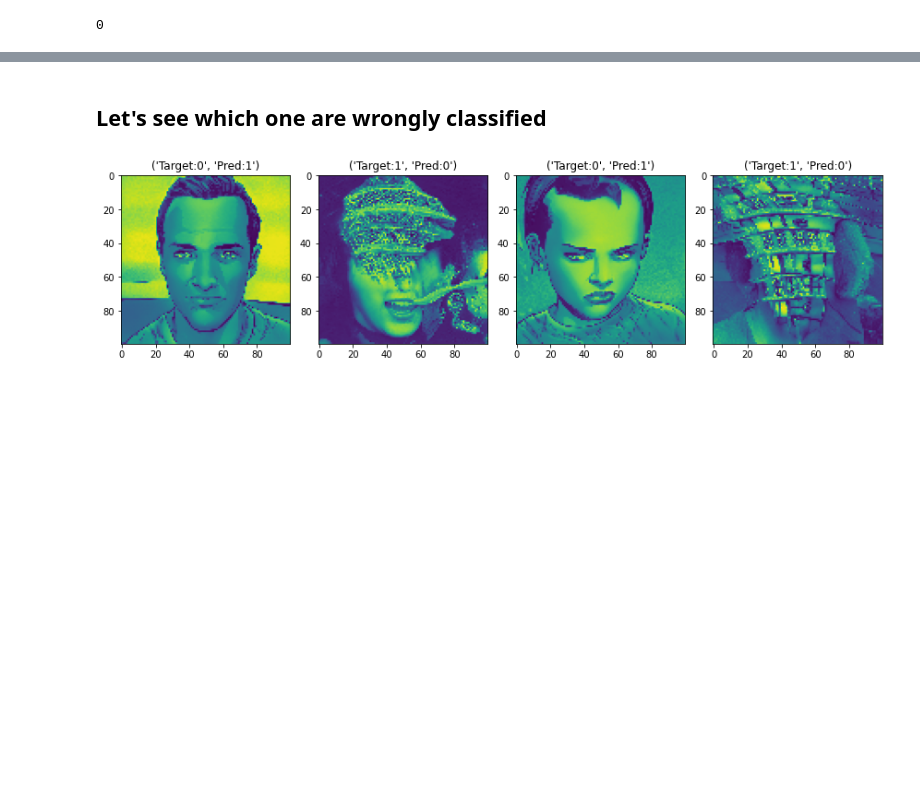
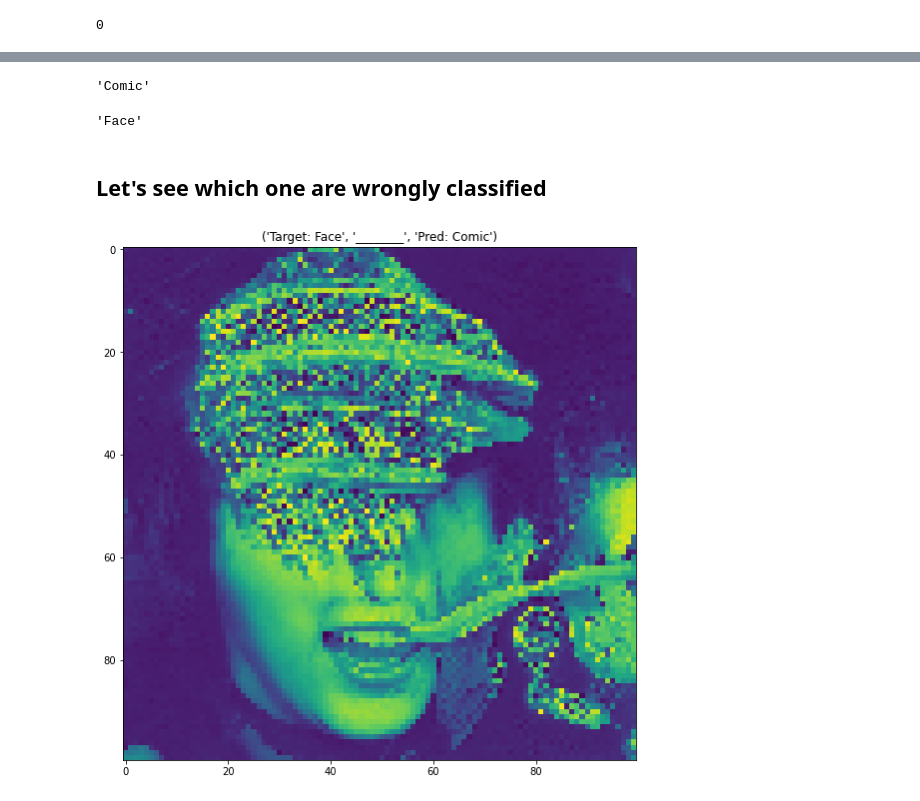
Before and after one commit to andreacutrera/comics_faces_recognizer, a Jupyter notebook: preprocessing_data.ipynb, the cells around one changed output, grey strips where cells are left out. Cells and saved outputs as stored; diff of their text form; code cells hidden in the pictures; blank space fills up the shorter version.

```diff
--- a/preprocessing_data.ipynb
+++ b/preprocessing_data.ipynb
@@ -240,3 +250,8 @@ print("The label associated to faces is: ",CATEGORIES.index("faces"))
 # %% [output]
 The label associated to comics is: 0
 The label associated to faces is:  1
+# %%
+# let's create a map between numerical encoding indexes 0-1 and Comics-Faces
+
+int_to_str = {0: "Comic", 1: "Face"}
+int_to_str
@@ -1354,7 +1392,7 @@ Non-trainable params: 0
 _________________________________________________________________
 # %%
 BATCH_SIZE = 128
-epochs = 10
+epochs = 15
 
 model_8.compile(loss="categorical_crossentropy", optimizer="adam", metrics=["accuracy"])
 
@@ -1508,0 +1553,3 @@ y_hat[mistakes[1]]
+# %%
+p = pd.DataFrame({"predictions": y_hat})
+p['predictions'] = p['predictions'].map(int_to_str)
@@ -1509,17 +1572,28 @@ y_hat[mistakes[1]]
+# %%
+p.predictions.values[mistakes[0]]
+# %% [output]
+'Comic'
+# %%
+t = pd.DataFrame({"target": target})
+t['target'] = t['target'].map(int_to_str)
+# %%
+t.target.values[mistakes[0]]
+# %% [output]
+'Face'
 # %% [markdown]
 ## Let's see which one are wrongly classified
 # %%
 rows = 1
 cols = len(mistakes)+1
 axes = []
 fig = plt.figure(figsize=(15,8))
 
 for a in range(len(mistakes)):
     axes.append( fig.add_subplot(rows, cols, a+1) )
-    subplot_title=("Target:"+str(target[mistakes[a]]), "Pred:"+str(y_hat[mistakes[a]]))
+    subplot_title=("Target: "+t.target.values[mistakes[0]], "________" ,"Pred: "+p.predictions.values[mistakes[0]])
     axes[-1].set_title(subplot_title)
     plt.imshow(np.resize(x_test[mistakes[a]], (image_size, image_size)))
 fig.tight_layout()
 plt.show()
 # %% [output]
-[figure, old version]
+[figure, new version]
```
Also changed, not shown: parts of 58 cells of this notebook.
